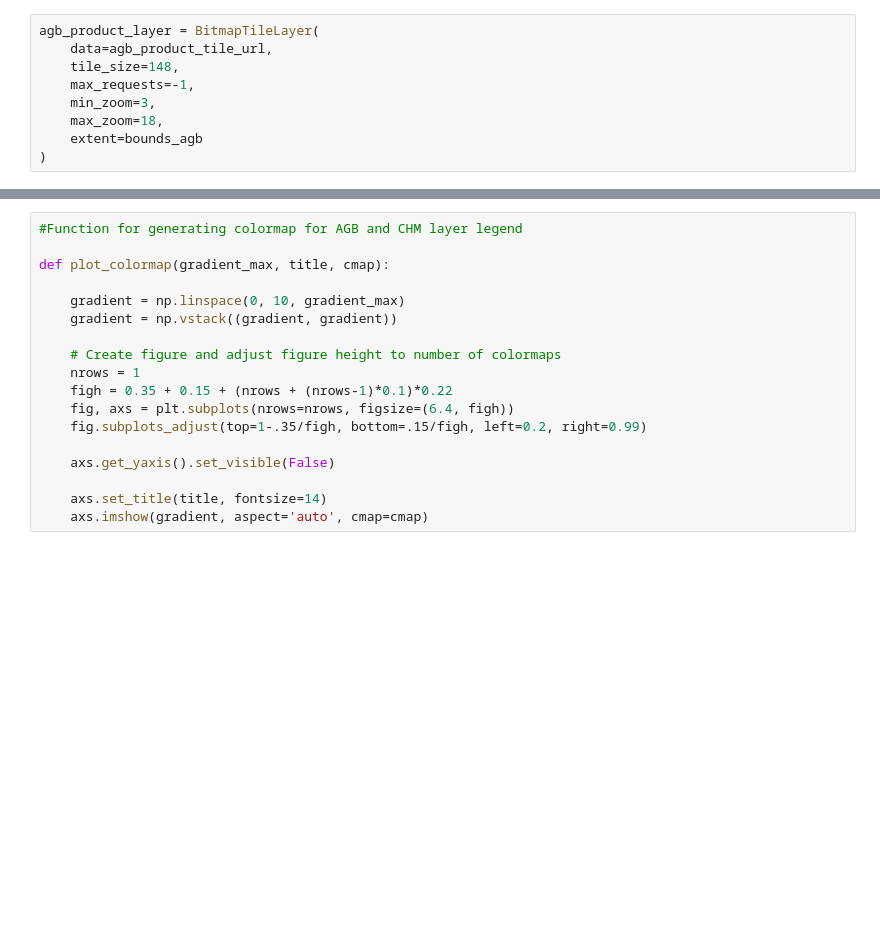
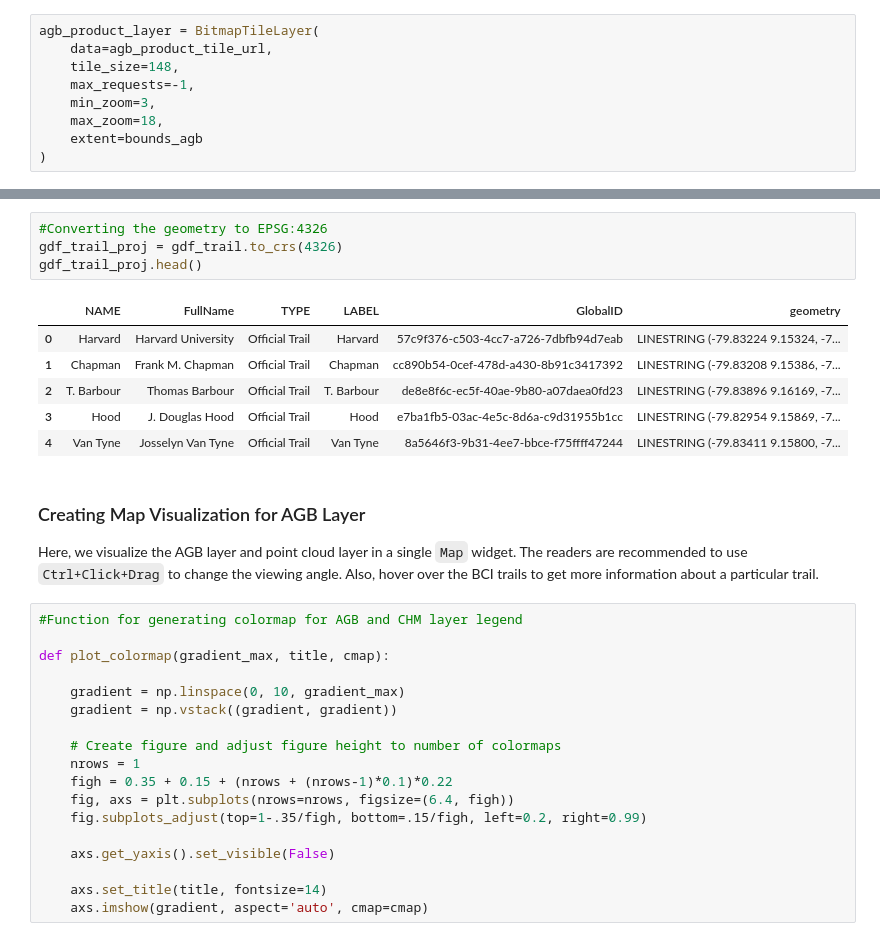
Before and after one commit to MAAP-Project/geotrees-demo, a Jupyter notebook: lonboard-viz.ipynb, the cells around one changed output, grey strips where cells are left out. Cells and saved outputs as stored; diff of their text form; blank space fills up the shorter version.

```diff
--- a/lonboard-viz.ipynb
+++ b/lonboard-viz.ipynb
@@ -133,3 +148,18 @@ Here, we visualize the AGB layer and point cloud layer in a single `Map` widget.
+# %%
+#Converting the geometry to EPSG:4326
+gdf_trail_proj = gdf_trail.to_crs(4326)
+gdf_trail_proj.head()
+# %% [output]
+|  | NAME | FullName | TYPE | LABEL | GlobalID | geometry |
+| 0 | Harvard | Harvard University | Official Trail | Harvard | 57c9f376-c503-4cc7-a726-7dbfb94d7eab | LINESTRING (-79.83224 9.15324, -7... |
+| 1 | Chapman | Frank M. Chapman | Official Trail | Chapman | cc890b54-0cef-478d-a430-8b91c3417392 | LINESTRING (-79.83208 9.15386, -7... |
+| 2 | T. Barbour | Thomas Barbour | Official Trail | T. Barbour | de8e8f6c-ec5f-40ae-9b80-a07daea0fd23 | LINESTRING (-79.83896 9.16169, -7... |
+| 3 | Hood | J. Douglas Hood | Official Trail | Hood | e7ba1fb5-03ac-4e5c-8d6a-c9d31955b1cc | LINESTRING (-79.82954 9.15869, -7... |
+| 4 | Van Tyne | Josselyn Van Tyne | Official Trail | Van Tyne | 8a5646f3-9b31-4ee7-bbce-f75ffff47244 | LINESTRING (-79.83411 9.15800, -7... |
+# %% [markdown]
+### Creating Map Visualization for AGB Layer
+
+Here, we visualize the AGB layer and point cloud layer in a single `Map` widget. The readers are recommended to use `Ctrl+Click+Drag` to change the viewing angle. Also, hover over the BCI trails to get more information about a particular trail.
 # %%
 #Function for generating colormap for AGB and CHM layer legend
 
```
Also changed, not shown: parts of 12 cells of this notebook, 1 other file.
